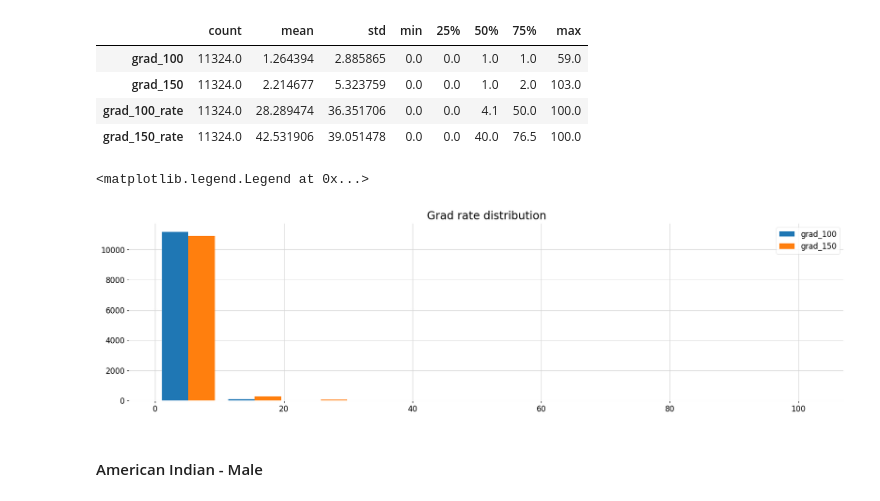
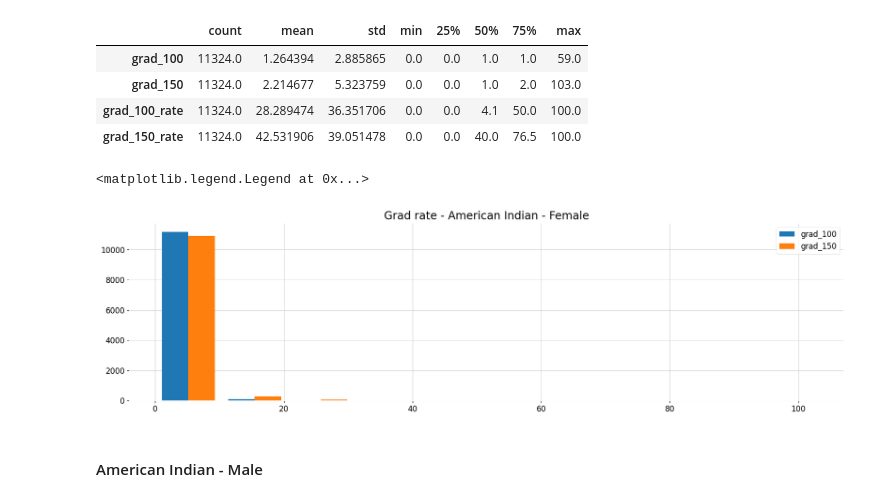
Before and after one commit to ezztherose/TIA-Scraping, a Jupyter notebook: notebooks/institution.ipynb, the cells around one changed output. Saved outputs shown, nothing was run; the diff lists cells and outputs as text; code cells hidden in the pictures.

```diff
--- a/notebooks/institution.ipynb
+++ b/notebooks/institution.ipynb
@@ -437,14 +437,14 @@ aif_data
 # %%
 ai_grad_f = american_indian_fe[['grad_100', 'grad_150']].copy()
 
 fig, ax = plt.subplots()
 ax.hist(ai_grad_f)
 names = ['grad_100', 'grad_150']
-plt.title('Grad rate distribution')
+plt.title('Grad rate - American Indian - Female')
 plt.legend(names)
 # %% [output]
 <matplotlib.legend.Legend at 0x...>
-[figure, old version]
+[figure, new version]
 # %% [markdown]
 #### American Indian - Male
 # %%
```
Also changed, not shown: parts of 23 cells of this notebook.
